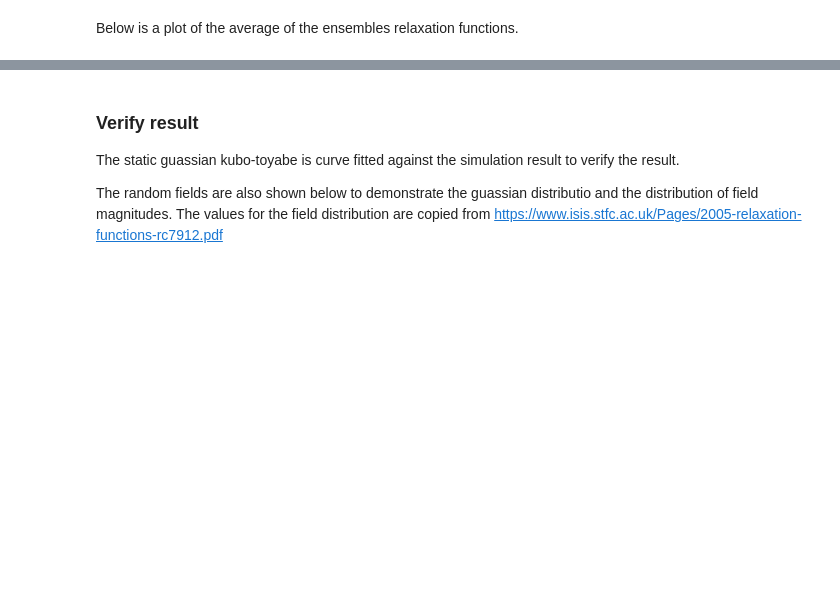
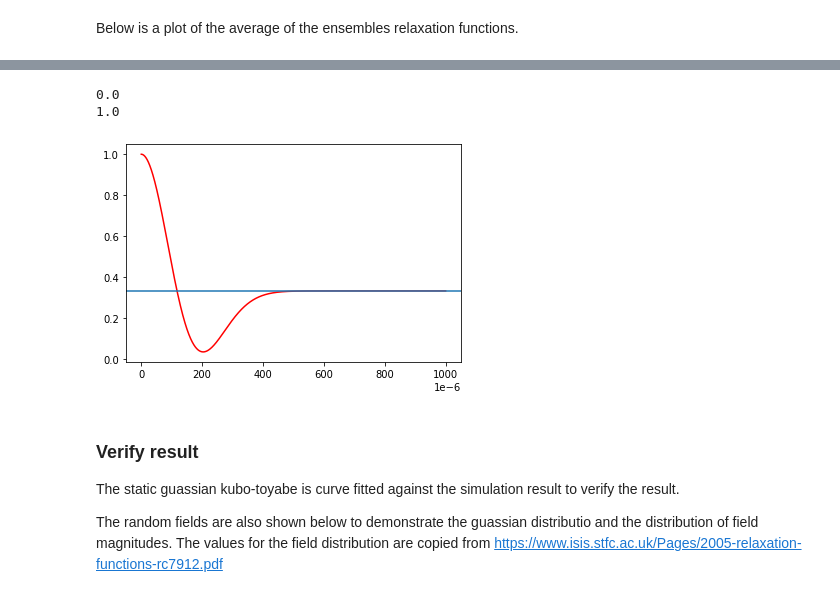
Before and after one commit to AJO-Python/Muon_magnets, a Jupyter notebook: notebooks/Muon_ensemble_testing.ipynb, the cells around one changed output, grey strips where cells are left out. Saved outputs shown, nothing was run; the diff lists cells and outputs as text; code cells hidden in the pictures; blank space fills up the shorter version.

```diff
--- a/notebooks/Muon_ensemble_testing.ipynb
+++ b/notebooks/Muon_ensemble_testing.ipynb
@@ -121,3 +128,15 @@ Text(0.35, 0.45, '1/3 tail')
+# %%
+fig, ax = plt.subplots()
+long_time = np.linspace(0, 1e-3, 5000)
+ax.plot(long_time, static_GKT(long_time, 10e-6), "r")
+ax.ticklabel_format(axis="x", style="sci", scilimits=(-6, -6))
+ax.axhline(0.3333333)
+print(long_time[0])
+print(static_GKT(long_time, 10e-6)[0])
+# %% [output]
+0.0
+1.0
+[figure, added]
 # %% [markdown]
 ### Verify result
 
```
Also changed, not shown: parts of 8 cells of this notebook, 1 other file.
